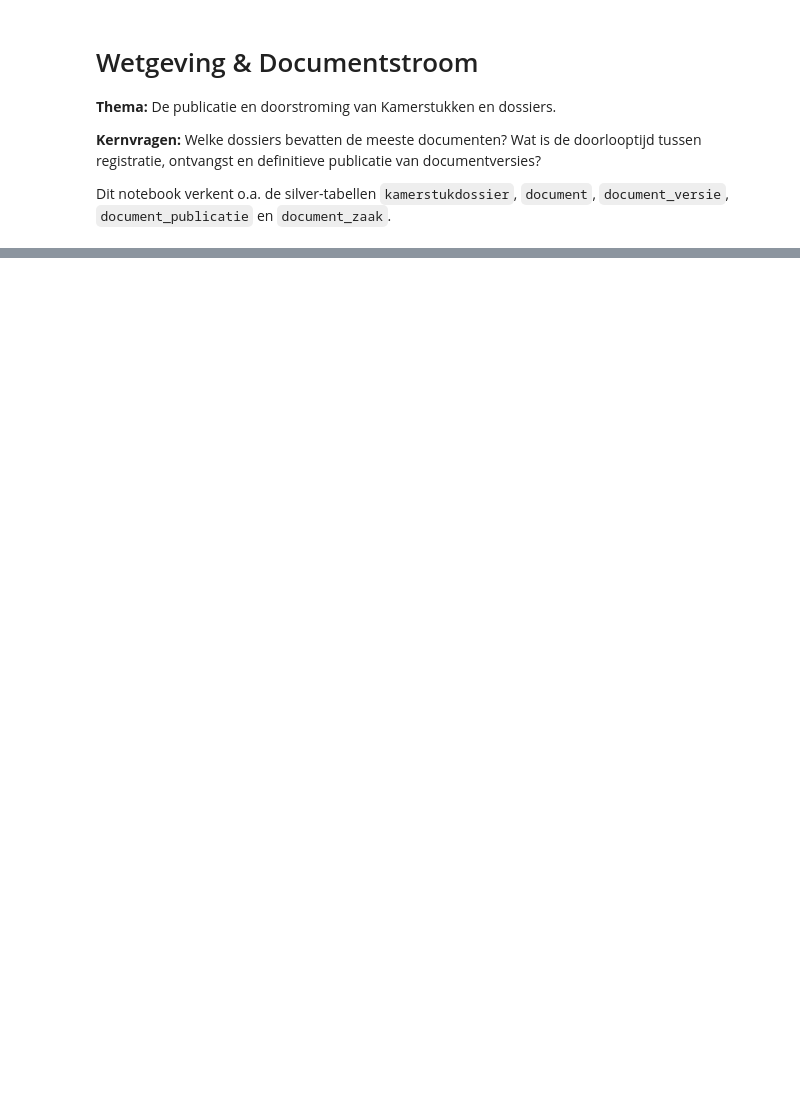
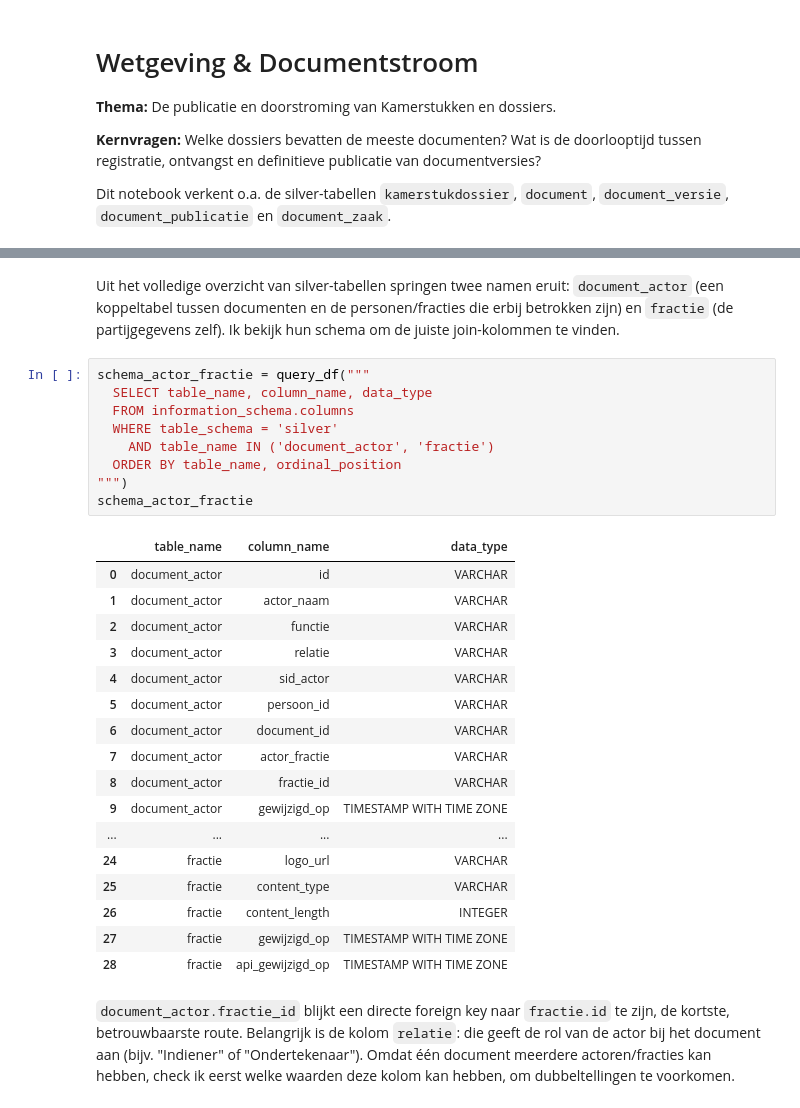
Before and after one commit to ElizeWierenga/tweedekamer-monitor, a Jupyter notebook: eda/wetgeving_documentstroom.ipynb, the cells around one changed output, grey strips where cells are left out. Saved outputs shown, nothing was run; the diff lists cells and outputs as text; blank space fills up the shorter version.

```diff
--- a/eda/wetgeving_documentstroom.ipynb
+++ b/eda/wetgeving_documentstroom.ipynb
@@ -45,0 +444,36 @@ Geef hier een beschrijving van het onderwerp of deelvraag die je wilt beantwoord
+# %% [markdown]
+Uit het volledige overzicht van silver-tabellen springen twee namen eruit: `document_actor` (een
+koppeltabel tussen documenten en de personen/fracties die erbij betrokken zijn) en `fractie` (de
+partijgegevens zelf). Ik bekijk hun schema om de juiste join-kolommen te vinden.
+# %%
+schema_actor_fractie = query_df("""
+  SELECT table_name, column_name, data_type
+  FROM information_schema.columns
+  WHERE table_schema = 'silver'
+    AND table_name IN ('document_actor', 'fractie')
+  ORDER BY table_name, ordinal_position
+""")
+schema_actor_fractie
+# %% [output]
+|  | table_name | column_name | data_type |
+| 0 | document_actor | id | VARCHAR |
+| 1 | document_actor | actor_naam | VARCHAR |
+| 2 | document_actor | functie | VARCHAR |
+| 3 | document_actor | relatie | VARCHAR |
+| 4 | document_actor | sid_actor | VARCHAR |
+| 5 | document_actor | persoon_id | VARCHAR |
+| 6 | document_actor | document_id | VARCHAR |
+| 7 | document_actor | actor_fractie | VARCHAR |
+| 8 | document_actor | fractie_id | VARCHAR |
+| 9 | document_actor | gewijzigd_op | TIMESTAMP WITH TIME ZONE |
+| ... | ... | ... | ... |
+| 24 | fractie | logo_url | VARCHAR |
+| 25 | fractie | content_type | VARCHAR |
+| 26 | fractie | content_length | INTEGER |
+| 27 | fractie | gewijzigd_op | TIMESTAMP WITH TIME ZONE |
+| 28 | fractie | api_gewijzigd_op | TIMESTAMP WITH TIME ZONE |
+# %% [markdown]
+`document_actor.fractie_id` blijkt een directe foreign key naar `fractie.id` te zijn, de kortste,
+betrouwbaarste route. Belangrijk is de kolom `relatie`: die geeft de rol van de actor bij het document aan
+(bijv. "Indiener" of "Ondertekenaar"). Omdat één document meerdere actoren/fracties kan hebben, check ik
+eerst welke waarden deze kolom kan hebben, om dubbeltellingen te voorkomen.
```
Also changed, not shown: parts of 40 cells of this notebook.
